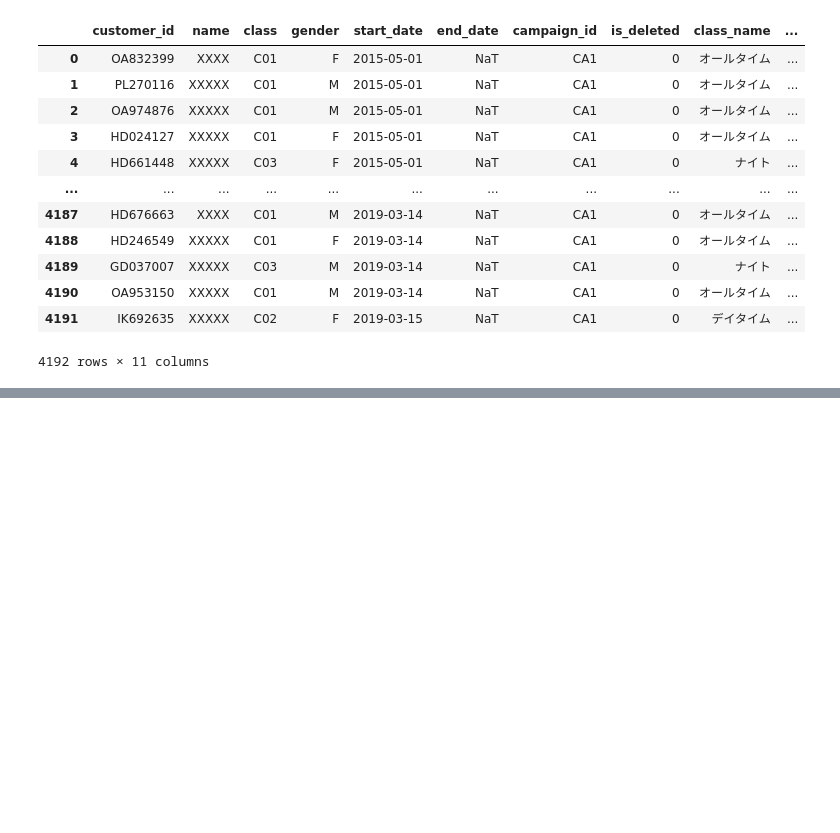
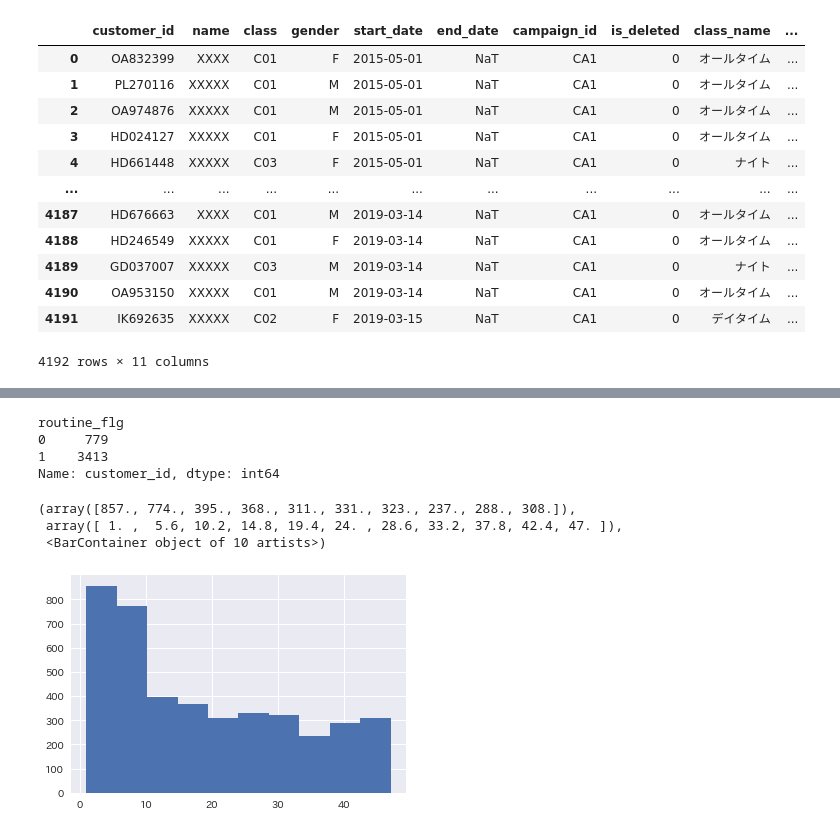
Before and after one commit to ginmaruGH/python-practical-data-analysis-100knocks, a Jupyter notebook: ch03/ch03.ipynb, the cells around one changed output, grey strips where cells are left out. Cells and saved outputs as stored; diff of their text form; code cells hidden in the pictures; blank space fills up the shorter version.

```diff
--- a/ch03/ch03.ipynb
+++ b/ch03/ch03.ipynb
@@ -477,0 +481,27 @@ dtype: int64
+# %%
+# 退会していない顧客は、
+# "end_date"の欠損値に'20190430'を代入する
+
+customer_join["calc_date"] = customer_join["end_date"]
+customer_join["calc_date"] = customer_join["calc_date"].fillna(pd.to_datetime("20190430"))
+
+customer_join["membership_period"] = 0
+
+for i in range(len(customer_join)):
+    """
+    relativedelta(
+        customer_join["calc_date"].iloc[1],
+        customer_join["start_date"].iloc[1]
+    )
+    "2019-04-30 00:00:00" - "2015-05-01 00:00:00"
+        = relativedelta(years=+3, months=+11, days=+29)
+    """
+    delta = relativedelta(
+        customer_join["calc_date"].iloc[i],
+        customer_join["start_date"].iloc[i]
+    )
+    # 会員期間を月単位で算出する
+    customer_join.loc[i, "membership_period"] = delta.years*12 + delta.months
+
+# データフレームの確認
+display(customer_join)
@@ -477,0 +540,22 @@ dtype: int64
+# %%
+# "routine_flg"の集計
+# routine_flg=1: 決まった曜日に4回以上の利用
+# routine_flg=0: 決まった曜日に4回未満の利用
+
+customer_join.groupby("routine_flg").count()["customer_id"]
+# %% [output]
+routine_flg
+0     779
+1    3413
+Name: customer_id, dtype: int64
+# %%
+# 会員期間の分布
+
+plt.hist(customer_join["membership_period"])
+
+# 10ヶ月以内の顧客が多い
+# %% [output]
+(array([857., 774., 395., 368., 311., 331., 323., 237., 288., 308.]),
+ array([ 1. ,  5.6, 10.2, 14.8, 19.4, 24. , 28.6, 33.2, 37.8, 42.4, 47. ]),
+ <BarContainer object of 10 artists>)
+[figure, added]
```
Also changed, not shown: parts of 10 cells of this notebook, 2 other files.
